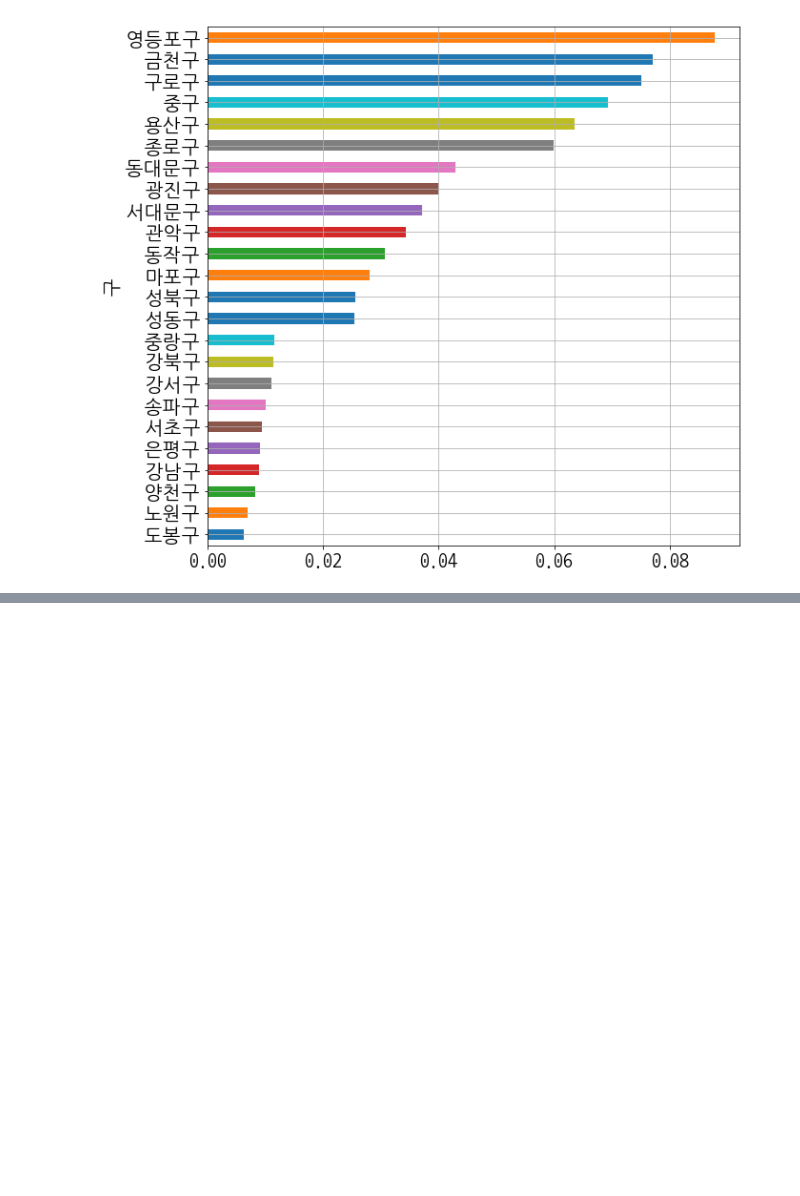
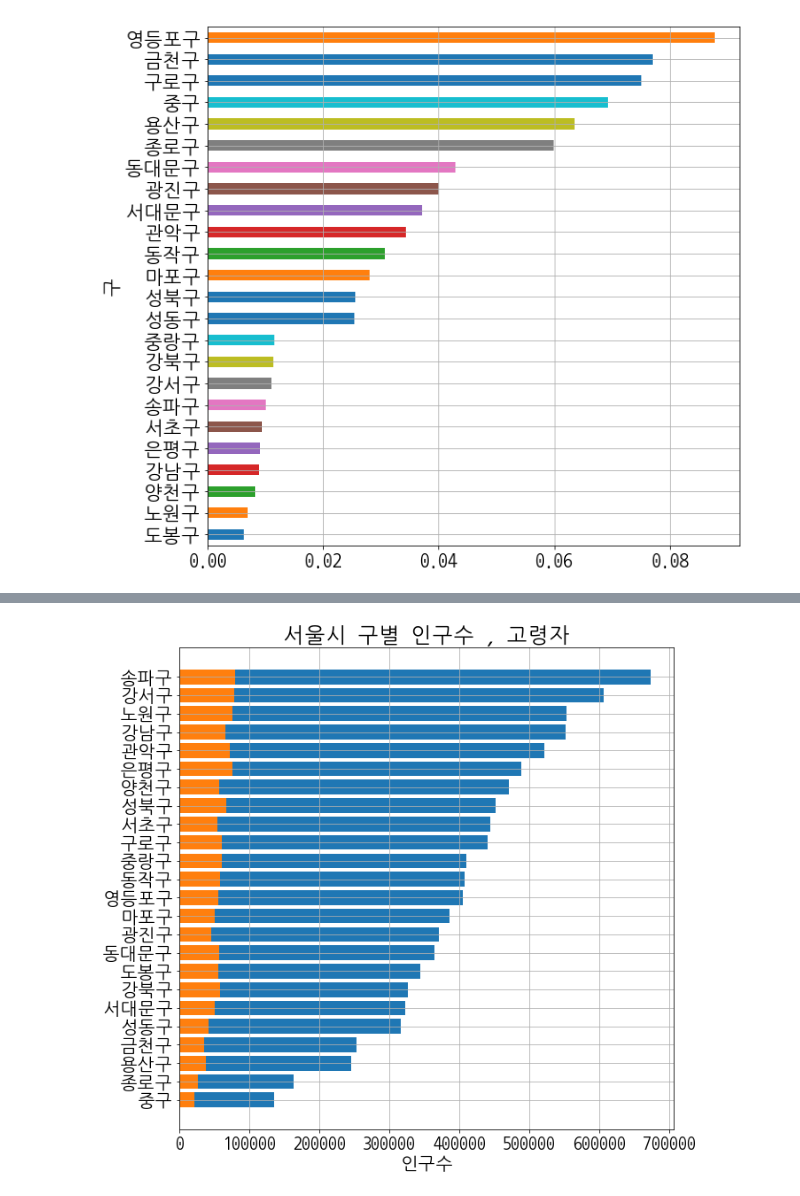
Before and after one commit to kimyk0120/pythonExa-2018-1, a Jupyter notebook: pythonExam2018-1/exam/source_code/exam02_Data_Visualization.pdf.ipynb, the cells around one changed output, grey strips where cells are left out. Saved outputs shown, nothing was run; the diff lists cells and outputs as text; code cells hidden in the pictures; blank space fills up the shorter version.

```diff
--- a/pythonExam2018-1/exam/source_code/exam02_Data_Visualization.pdf.ipynb
+++ b/pythonExam2018-1/exam/source_code/exam02_Data_Visualization.pdf.ipynb
@@ -263,0 +286,17 @@ raw_data['외국인비율'].sort_values().plot(kind='barh',grid=True,figsize=(10
+# %%
+col1 = '인구수'
+col2 = '고령자'
+tmp_data = raw_data.sort_values(by=col1, ascending=True)
+
+plt.figure(figsize=(10,10))
+
+plt.barh(tmp_data.index, tmp_data[col1], label=col1)
+plt.barh(tmp_data.index, tmp_data[col2], label=col2)
+
+plt.xlabel(col1)
+
+plt.title('서울시 구별 ' +col1 + " , " +col2          )
+plt.grid()
+plt.show()
+# %% [output]
+[figure, added]
```
Also changed, not shown: parts of 4 cells of this notebook, 1 other file.
